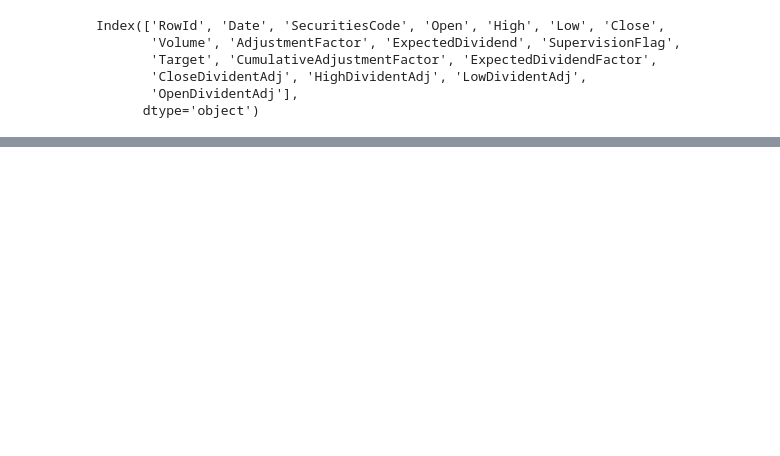
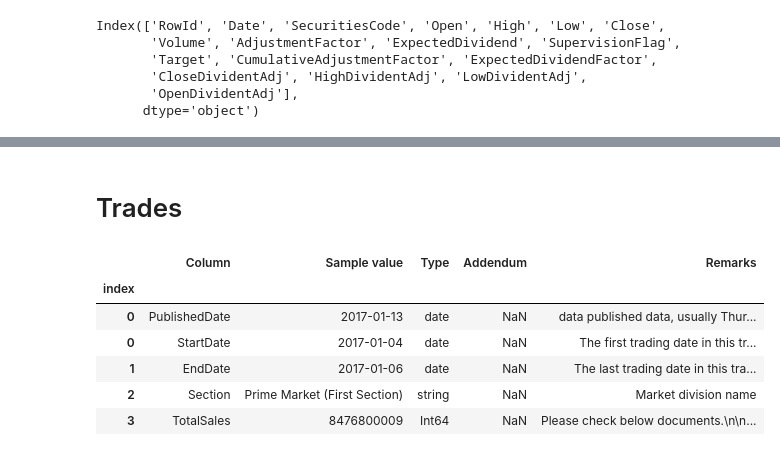
Before and after one commit to pandeydivesh15/machine-learning-practice, a Jupyter notebook: kaggle/jpx-tokyo-stock-exchange-prediction/v1.0.ipynb, the cells around one changed output, grey strips where cells are left out. Cells and saved outputs as stored; diff of their text form; code cells hidden in the pictures; blank space fills up the shorter version.

Commit message:
[JPX Tokyo] Financials initial read completion + starting with trades read

```diff
--- a/kaggle/jpx-tokyo-stock-exchange-prediction/v1.0.ipynb
+++ b/kaggle/jpx-tokyo-stock-exchange-prediction/v1.0.ipynb
@@ -326,0 +409,14 @@ dtype: object
+# %% [markdown]
+# Trades
+# %%
+# Read data types from spec
+spec_trades_df = pd.read_csv("./data/data_specifications/trades_spec.csv", index_col="index")
+spec_trades_df.head()
+# %% [output]
+|  | Column | Sample value | Type | Addendum | Remarks |
+| index |  |  |  |  |  |
+| 0 | PublishedDate | 2017-01-13 | date | NaN | data published data, usually Thur... |
+| 0 | StartDate | 2017-01-04 | date | NaN | The first trading date in this tr... |
+| 1 | EndDate | 2017-01-06 | date | NaN | The last trading date in this tra... |
+| 2 | Section | Prime Market (First Section) | string | NaN | Market division name |
+| 3 | TotalSales | 8476800009 | Int64 | NaN | Please check below documents.\n\n... |
```
Also changed, not shown: parts of 22 cells of this notebook.
